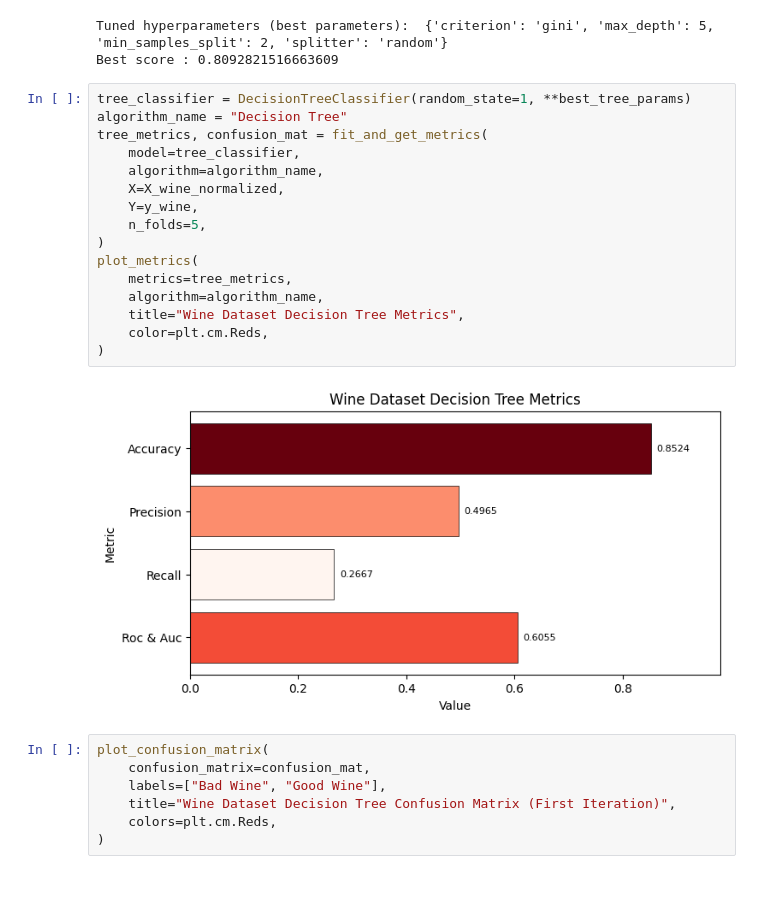
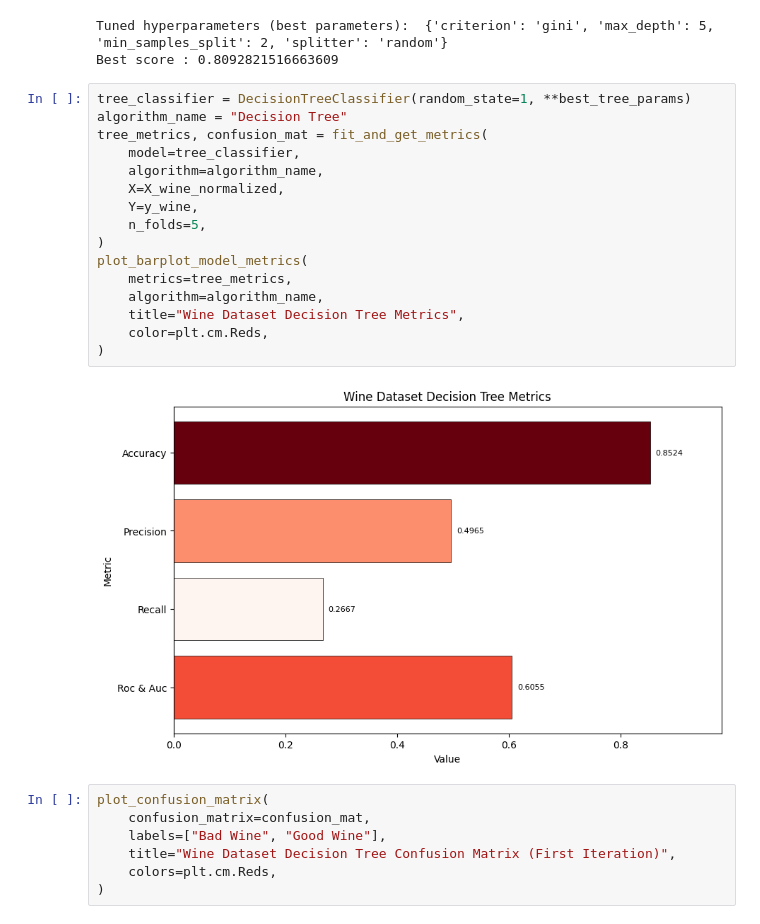
Before and after one commit to Antonio-Tresol/proyecto_1_ml, a Jupyter notebook: proyecto_1_ml.ipynb, the cells around one changed output. Cells and saved outputs as stored; diff of their text form; blank space fills up the shorter version.

```diff
--- a/proyecto_1_ml.ipynb
+++ b/proyecto_1_ml.ipynb
@@ -184,21 +167,21 @@ Best score : 0.8092821516663609
 # %%
 tree_classifier = DecisionTreeClassifier(random_state=1, **best_tree_params)
 algorithm_name = "Decision Tree"
 tree_metrics, confusion_mat = fit_and_get_metrics(
     model=tree_classifier,
     algorithm=algorithm_name,
     X=X_wine_normalized,
     Y=y_wine,
     n_folds=5,
 )
-plot_metrics(
+plot_barplot_model_metrics(
     metrics=tree_metrics,
     algorithm=algorithm_name,
     title="Wine Dataset Decision Tree Metrics",
     color=plt.cm.Reds,
 )
 # %% [output]
-[figure, old version]
+[figure, new version]
 # %%
 plot_confusion_matrix(
     confusion_matrix=confusion_mat,
```
Also changed, not shown: parts of 21 cells of this notebook, 1 other file.
